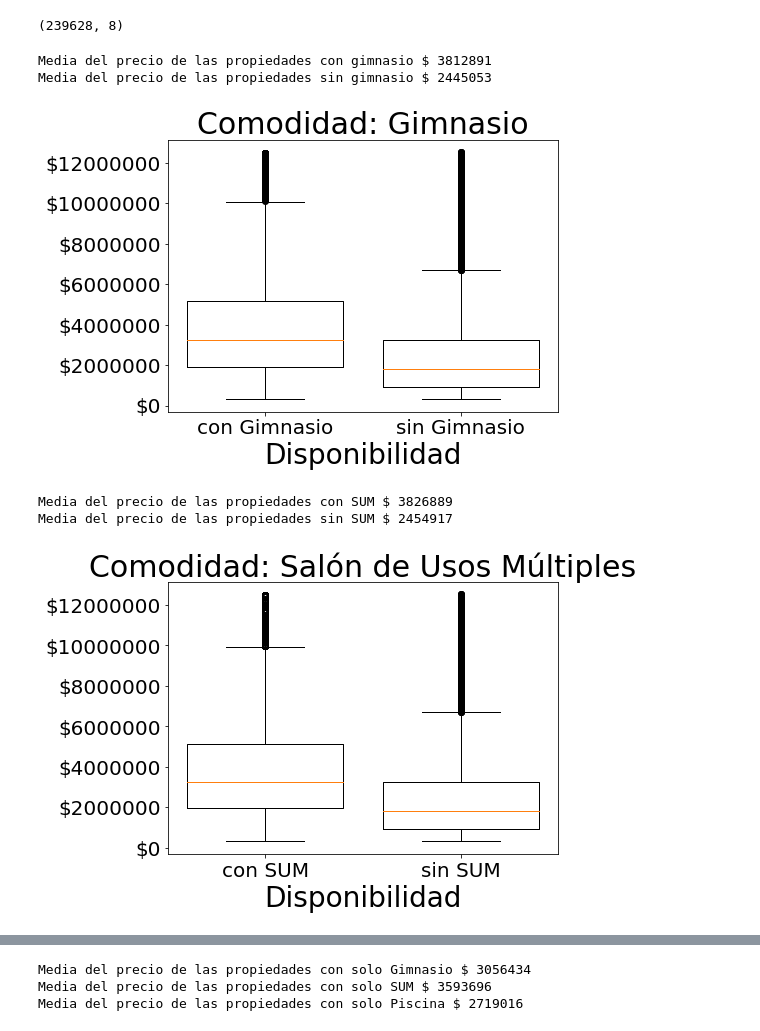
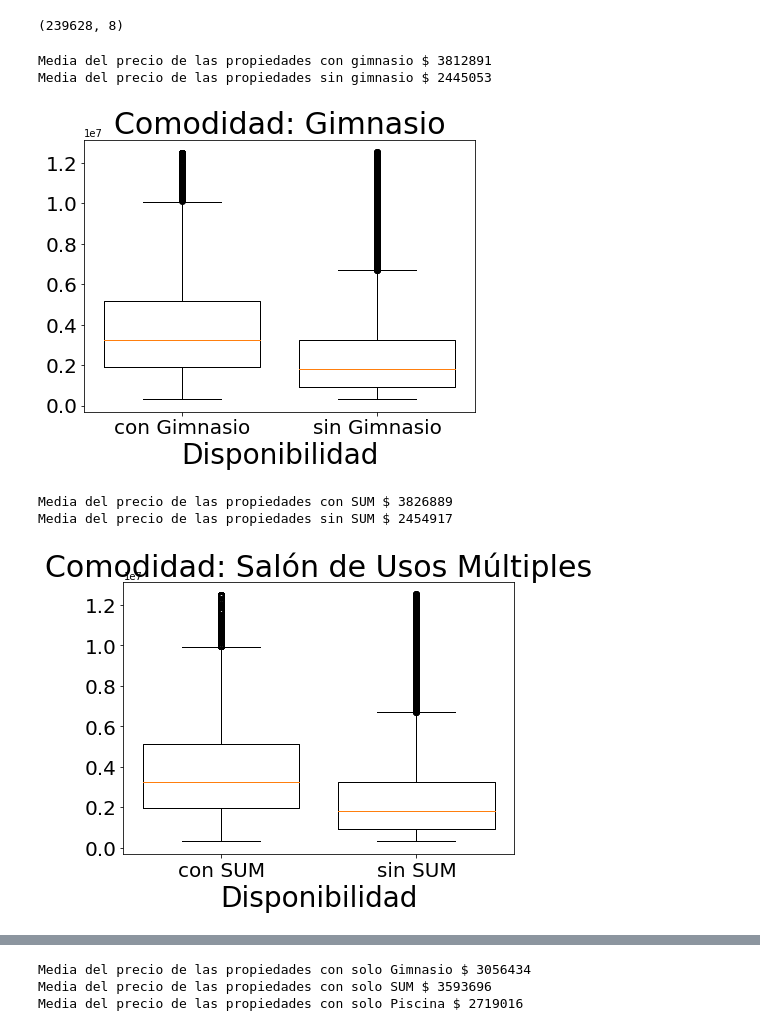
Before and after one commit to komod0/TPs-Org.Datos, a Jupyter notebook: tp1/nbfacundo.ipynb, the cells around one changed output, grey strips where cells are left out. Saved outputs shown, nothing was run; the diff lists cells and outputs as text; code cells hidden in the pictures.

Commit message:
- Se agregó el heatmap del análisis de comodidades por intervalo de año - Se eliminaron opciones de formateo de ejes externas

```diff
--- a/tp1/nbfacundo.ipynb
+++ b/tp1/nbfacundo.ipynb
@@ -361,27 +361,26 @@ df_abool.shape
 # %%
 # Comparación directa de los servicios y disponibilidades de las propiedades
 
 print('Media del precio de las propiedades con gimnasio $ {:.0f}'
       .format(df_abool.loc[df_abool['TieneGimnasio'] == True]['Precio'].mean()))
 
 print('Media del precio de las propiedades sin gimnasio $ {:.0f}\n'
       .format(df_abool.loc[df_abool['TieneGimnasio'] == False]['Precio'].mean()))
 
 fig_1 = plt.figure(1, figsize = (7,5))
 sub_fig = fig_1.add_subplot(111)
 plt.xticks(fontsize = 20)
 plt.yticks(fontsize = 20)
-sub_fig.yaxis.set_major_formatter(FormatStrFormatter('$%.0f'))
 plt.title("Comodidad: Gimnasio", fontsize = 30)
 sub_fig.set_xlabel('Disponibilidad', fontsize = 28)
 box_plot = sub_fig.boxplot([df_abool.loc[df_abool['TieneGimnasio'] == True]['Precio'],
                             df_abool.loc[df_abool['TieneGimnasio'] == False]['Precio']],
                            labels = ['con Gimnasio', 'sin Gimnasio'],
                            widths = 0.8)
 # %% [output]
 Media del precio de las propiedades con gimnasio $ 3812891
 Media del precio de las propiedades sin gimnasio $ 2445053
-[figure, old version]
+[figure, new version]
 # %%
 print('Media del precio de las propiedades con SUM $ {:.0f}'
       .format(df_abool.loc[df_abool['TieneUsosMultiples'] == True]['Precio'].mean()))
@@ -393,7 +392,6 @@ fig_2 = plt.figure(1, figsize = (7,5))
 sub_fig = fig_2.add_subplot(111)
 plt.xticks(fontsize = 20)
 plt.yticks(fontsize = 20)
-sub_fig.yaxis.set_major_formatter(FormatStrFormatter('$%.0f'))
 plt.title("Comodidad: Salón de Usos Múltiples", fontsize = 30)
 sub_fig.set_xlabel('Disponibilidad', fontsize = 28)
 box_plot = sub_fig.boxplot([df_abool.loc[df_abool['TieneUsosMultiples'] == True]['Precio'],
@@ -403,7 +401,7 @@ box_plot = sub_fig.boxplot([df_abool.loc[df_abool['TieneUsosMultiples'] == True]
 # %% [output]
 Media del precio de las propiedades con SUM $ 3826889
 Media del precio de las propiedades sin SUM $ 2454917
-[figure, old version]
+[figure, new version]
 # %%
 print('Media del precio de las propiedades con piscina $ {:.0f}'
       .format(df_abool.loc[df_abool['TienePileta'] == True]['Precio'].mean()))
```
Also changed, not shown: parts of 6 cells of this notebook.
